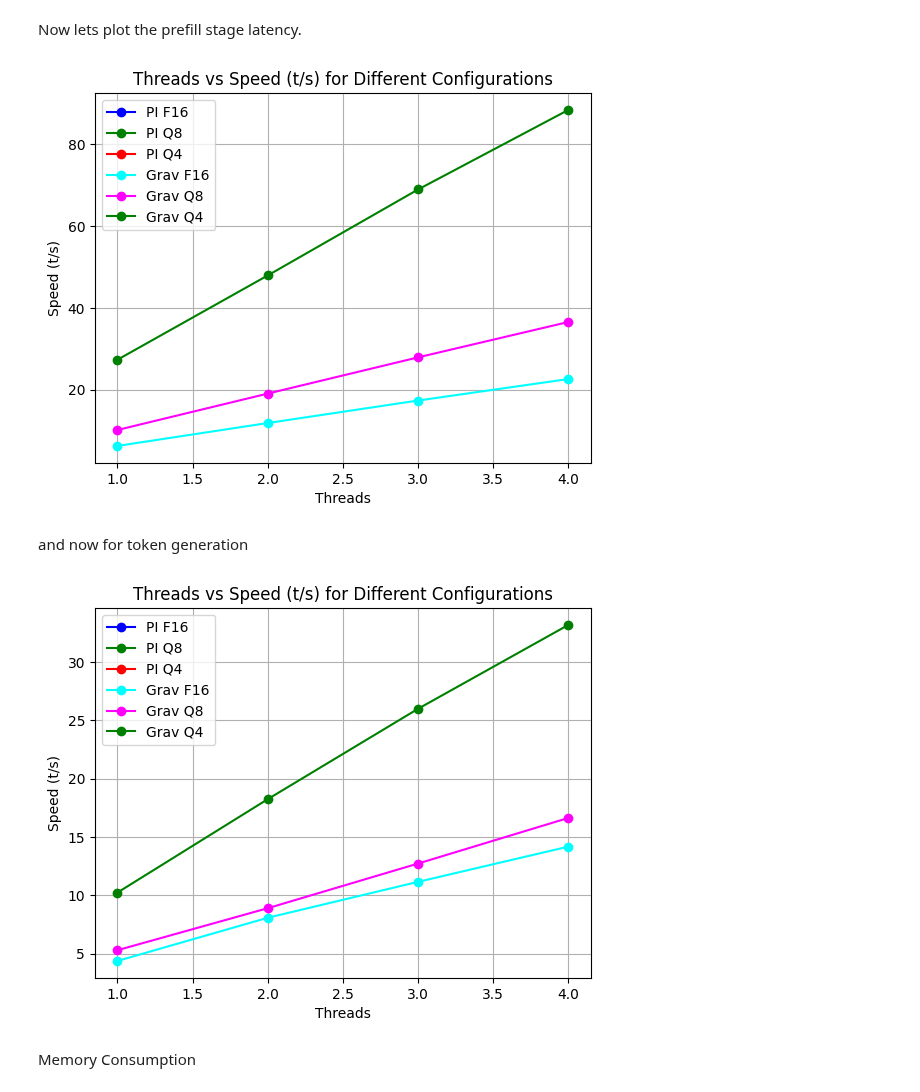
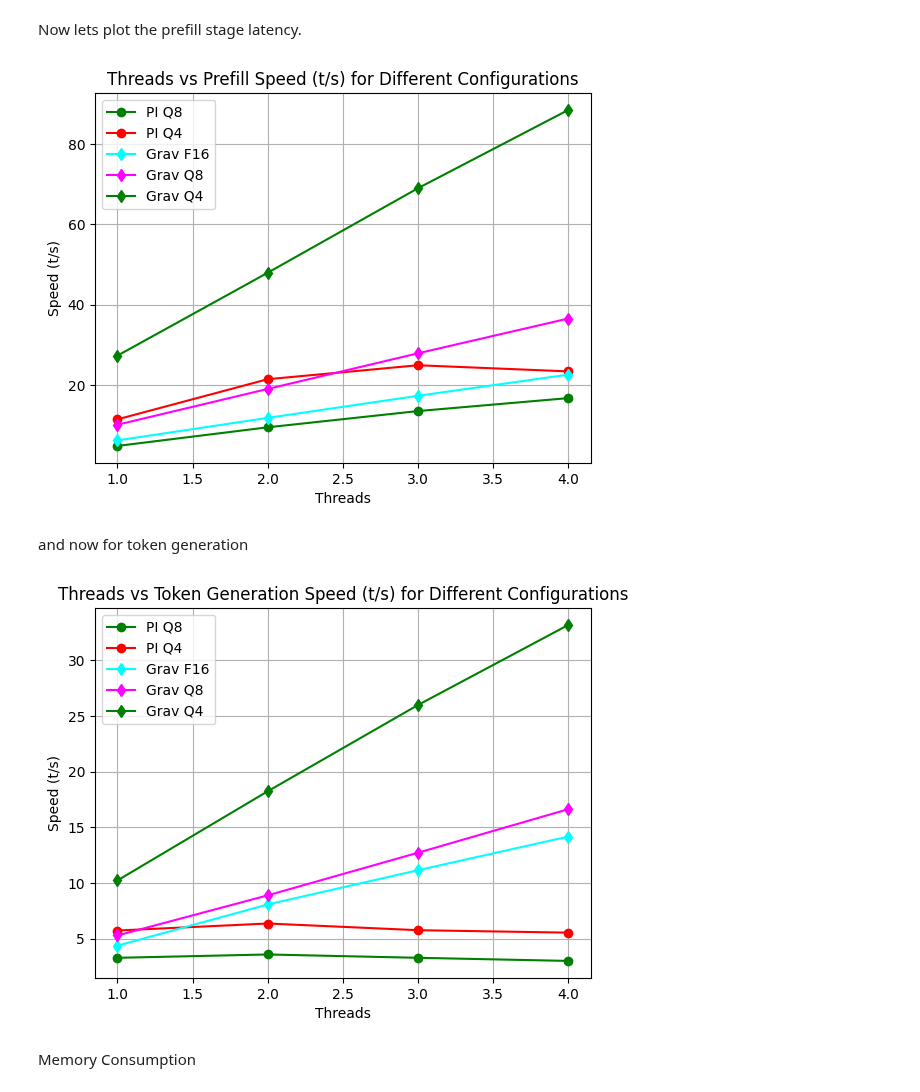
Before and after one commit to OliverGrainge/Generative_AI_on_arm, a Jupyter notebook: lab3.ipynb, the cells around one changed output. Saved outputs shown, nothing was run; the diff lists cells and outputs as text; code cells hidden in the pictures.

Commit message:
updating plots with results recorded on pi5

```diff
--- a/lab3.ipynb
+++ b/lab3.ipynb
@@ -379,7 +382,7 @@ df_grav_q4 = pd.read_csv("openelm_results/q4_grav_results.csv")
 # %% [markdown]
 Now lets plot the prefill stage latency.
 # %%
-filtered_df_pi_f16 = df_pi_f16[df_pi_f16['Test'].str.startswith('pp')]
+
 filtered_df_pi_q8 = df_pi_q8[df_pi_q8['Test'].str.startswith('pp')]
 filtered_df_pi_q4 = df_pi_q4[df_pi_q4['Test'].str.startswith('pp')]
 
@@ -394,58 +397,56 @@ def plot_speed_vs_threads(filtered_df, label, color, marker='o'):
     plt.plot(filtered_df['Threads'], filtered_df['Speed (t/s)'], label=label, marker=marker, color=color)
 
 # Plot for pi datasets
-plot_speed_vs_threads(filtered_df_pi_f16, 'PI F16', 'blue')
 plot_speed_vs_threads(filtered_df_pi_q8, 'PI Q8', 'green')
 plot_speed_vs_threads(filtered_df_pi_q4, 'PI Q4', 'red')
 
 # Plot for grav datasets
-plot_speed_vs_threads(filtered_df_grav_f16, 'Grav F16', 'cyan')
-plot_speed_vs_threads(filtered_df_grav_q8, 'Grav Q8', 'magenta')
-plot_speed_vs_threads(filtered_df_grav_q4, 'Grav Q4', 'green')
+plot_speed_vs_threads(filtered_df_grav_f16, 'Grav F16', 'cyan', marker='d')
+plot_speed_vs_threads(filtered_df_grav_q8, 'Grav Q8', 'magenta', marker='d')
+plot_speed_vs_threads(filtered_df_grav_q4, 'Grav Q4', 'green', marker='d')
 
 plt.xlabel('Threads')
 plt.ylabel('Speed (t/s)')
-plt.title('Threads vs Speed (t/s) for Different Configurations')
+plt.title('Threads vs Prefill Speed (t/s) for Different Configurations')
 plt.legend()
 plt.grid(True)
 plt.show()
 # %% [output]
-[figure, old version]
+[figure, new version]
 # %% [markdown]
 and now for token generation
 # %%
-filtered_df_pi_f16 = df_pi_f16[df_pi_f16['Test'].str.startswith('tg')]
+
 filtered_df_pi_q8 = df_pi_q8[df_pi_q8['Test'].str.startswith('tg')]
 filtered_df_pi_q4 = df_pi_q4[df_pi_q4['Test'].str.startswith('tg')]
 
 filtered_df_grav_f16 = df_grav_f16[df_grav_f16['Test'].str.startswith('tg')]
 filtered_df_grav_q8 = df_grav_q8[df_grav_q8['Test'].str.startswith('tg')]
 filtered_df_grav_q4 = df_grav_q4[df_grav_q4['Test'].str.startswith('tg')]
 
 import matplotlib.pyplot as plt
 
 # Assuming 'Threads' is the column for x-axis and 'Speed' for y-axis
 def plot_speed_vs_threads(filtered_df, label, color, marker='o'):
     plt.plot(filtered_df['Threads'], filtered_df['Speed (t/s)'], label=label, marker=marker, color=color)
 
 # Plot for pi datasets
-plot_speed_vs_threads(filtered_df_pi_f16, 'PI F16', 'blue')
 plot_speed_vs_threads(filtered_df_pi_q8, 'PI Q8', 'green')
 plot_speed_vs_threads(filtered_df_pi_q4, 'PI Q4', 'red')
 
 # Plot for grav datasets
-plot_speed_vs_threads(filtered_df_grav_f16, 'Grav F16', 'cyan')
-plot_speed_vs_threads(filtered_df_grav_q8, 'Grav Q8', 'magenta')
-plot_speed_vs_threads(filtered_df_grav_q4, 'Grav Q4', 'green')
+plot_speed_vs_threads(filtered_df_grav_f16, 'Grav F16', 'cyan', marker='d')
+plot_speed_vs_threads(filtered_df_grav_q8, 'Grav Q8', 'magenta', marker='d')
+plot_speed_vs_threads(filtered_df_grav_q4, 'Grav Q4', 'green', marker='d')
 
 plt.xlabel('Threads')
 plt.ylabel('Speed (t/s)')
-plt.title('Threads vs Speed (t/s) for Different Configurations')
+plt.title('Threads vs Token Generation Speed (t/s) for Different Configurations')
 plt.legend()
 plt.grid(True)
 plt.show()
 # %% [output]
-[figure, old version]
+[figure, new version]
 # %% [markdown]
 Memory Consumption
 # %%
```
Also changed, not shown: parts of 6 cells of this notebook, 6 other files.
